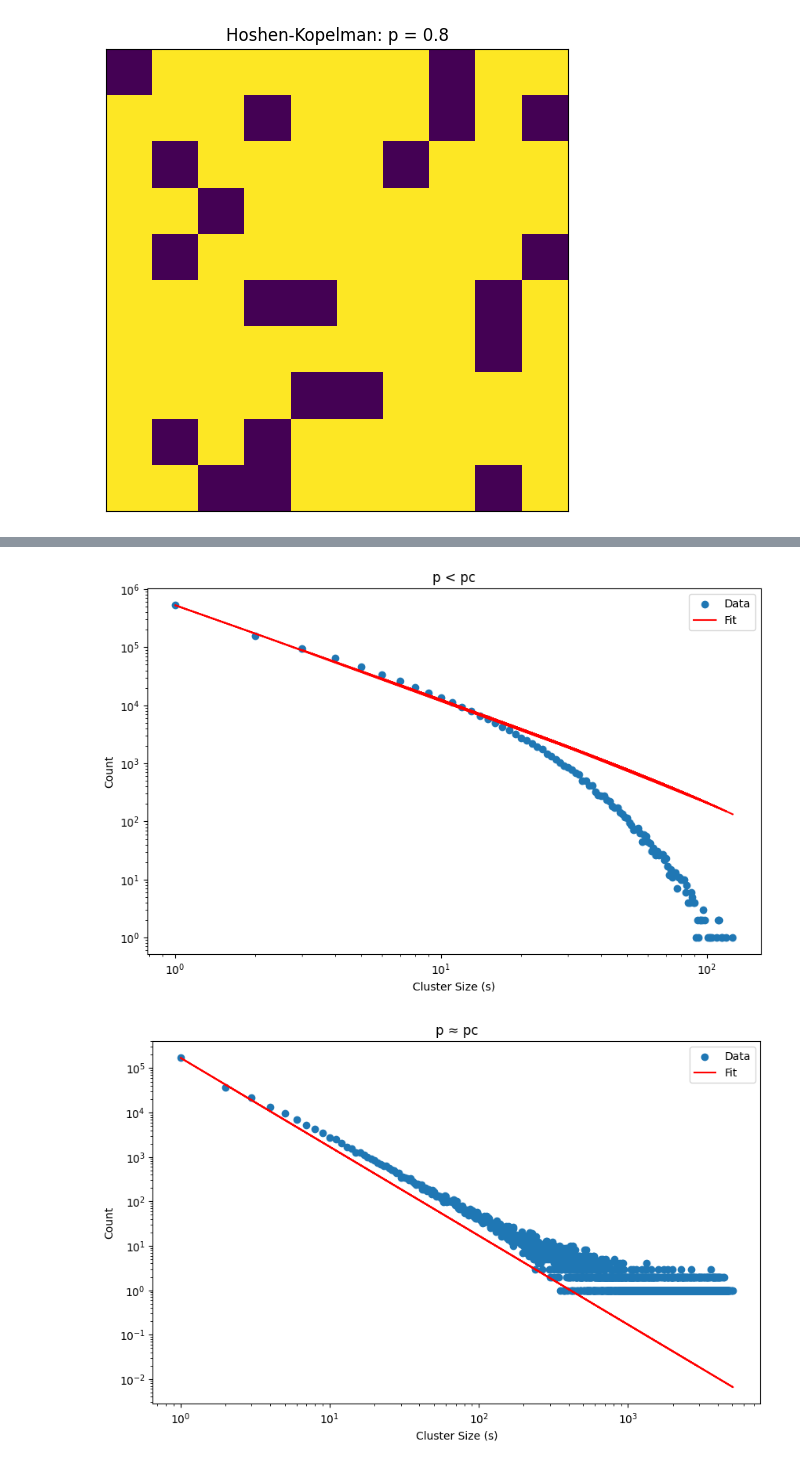
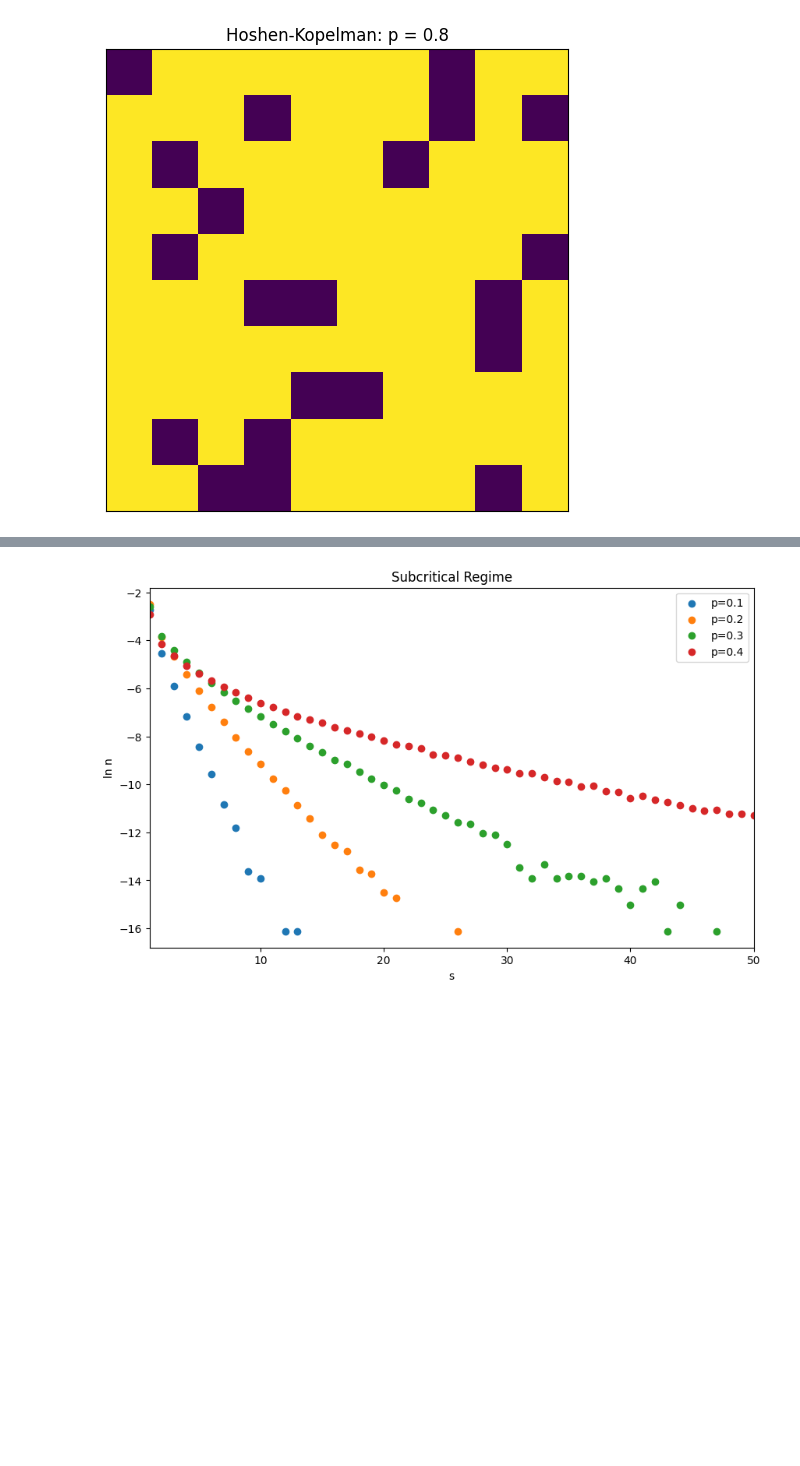
Before and after one commit to LethalDriver/ComplexSystems, a Jupyter notebook: Percolation/percolation.ipynb, the cells around one changed output, grey strips where cells are left out. Saved outputs shown, nothing was run; the diff lists cells and outputs as text; code cells hidden in the pictures; blank space fills up the shorter version.

```diff
--- a/Percolation/percolation.ipynb
+++ b/Percolation/percolation.ipynb
@@ -79,62 +91,58 @@ plot_results(100, 1000)
 # %%
 from collections import Counter
 from scipy.optimize import curve_fit
 
-def generate_cluster_distribution(L, T, p):
-    cluster_distribution = Counter()
-    for _ in range(T):
-        lattice = generate_lattice(L, p)
-        _, cluster_sizes = hoshen_kopelman(lattice)
-        cluster_distribution.update(cluster_sizes)
-    return cluster_distribution
-
-L = 100
-T = 1000
-p_values = [0.4, 0.592746, 0.7]  # Example values for p < pc, p ≈ pc, p > pc
-
-distributions = {}
-for p in p_values:
-    distributions[p] = generate_cluster_distribution(L, T, p)
-
+subcritical_p_values = [0.1, 0.2, 0.3, 0.4]
 
 def scaling_law_p_less_pc(s, A1, A2, A3):
     return A1 * s**(-A2) * np.exp(A3 * s)
 
 def scaling_law_p_approx_pc(s, A4, A5):
     return A4 * s**(-A5)
 
 def scaling_law_p_greater_pc(s, A6, A7, A8):
     return A6 * np.exp(-A7 * s**(1 - 1/A8))
 
 def fit_scaling_law(distribution, scaling_law, initial_guess):
     sizes = np.array(list(distribution.keys()))
     counts = np.array(list(distribution.values()))
     popt, pcov = curve_fit(scaling_law, sizes, counts, p0=initial_guess)
     return popt, pcov
 
-# Fit the scaling laws
+
 params_p_less_pc, _ = fit_scaling_law(distributions[p_values[0]], scaling_law_p_less_pc, [1, 1, -0.1])
 params_p_approx_pc, _ = fit_scaling_law(distributions[p_values[1]], scaling_law_p_approx_pc, [1, 1])
 params_p_greater_pc, _ = fit_scaling_law(distributions[p_values[2]], scaling_law_p_greater_pc, [1, 1, 1])
 
-def plot_fit(distribution, scaling_law, params, title):
-    sizes = np.array(list(distribution.keys()))
-    counts = np.array(list(distribution.values()))
+def generate_cluster_distribution(L, T, p):
+    cluster_distribution = Counter()
+    for _ in range(T):
+        lattice = generate_lattice(L, p)
+        _, cluster_sizes = hoshen_kopelman(lattice)
+        cluster_distribution.update(cluster_sizes)
 
-    plt.figure(figsize=(10, 6))
-    plt.scatter(sizes, counts, label='Data')
-    plt.plot(sizes, scaling_law(sizes, *params), label='Fit', color='red')
-    plt.xscale('log')
-    plt.yscale('log')
-    plt.xlabel('Cluster Size (s)')
-    plt.ylabel('Count')
-    plt.title(title)
-    plt.legend()
-    plt.show()
+    cluster_distribution = {size: count / (T * L**2) for size, count in cluster_distribution.items()}
+    return cluster_distribution
 
-plot_fit(distributions[p_values[0]], scaling_law_p_less_pc, params_p_less_pc, 'p < pc')
-plot_fit(distributions[p_values[1]], scaling_law_p_approx_pc, params_p_approx_pc, 'p ≈ pc')
-plot_fit(distributions[p_values[2]], scaling_law_p_greater_pc, params_p_greater_pc, 'p > pc')
+distributions = []
+
+for p in subcritical_p_values:
+    distributions.append(generate_cluster_distribution(L, T, p))
+
+plt.figure(figsize=(10, 6))
+for i, p in enumerate(subcritical_p_values):
+    sizes = np.array(list(distributions[i].keys()))
+    counts = np.array(list(distributions[i].values()))
+
+    ln_counts = np.log(counts)
+
+    plt.scatter(sizes, ln_counts, label=f'p={p}')
+
+plt.xlabel('s')
+plt.ylabel('ln n')
+plt.xlim(1, 50)
+plt.title('Subcritical Regime')
+plt.legend()
+plt.show()
 # %% [output]
-[figure, old version]
+[figure, new version]
-[figure, removed]
```
Also changed, not shown: parts of 5 cells of this notebook.
